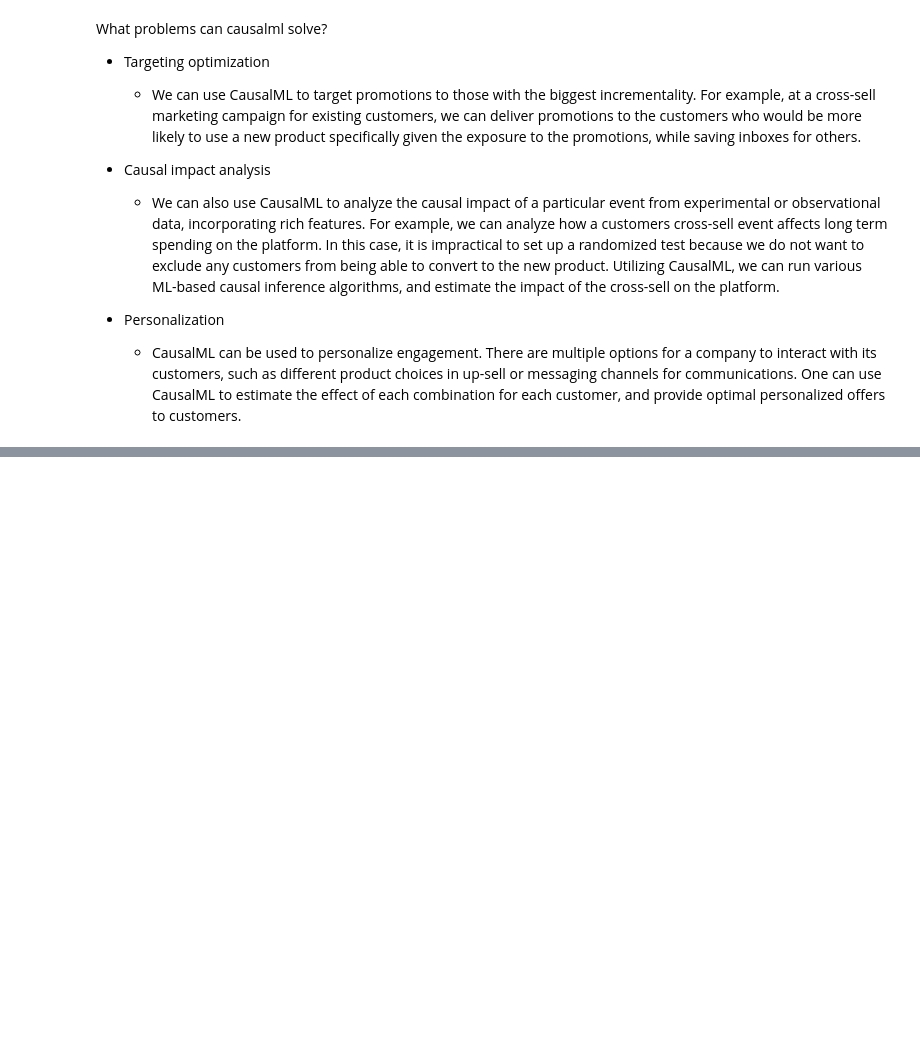
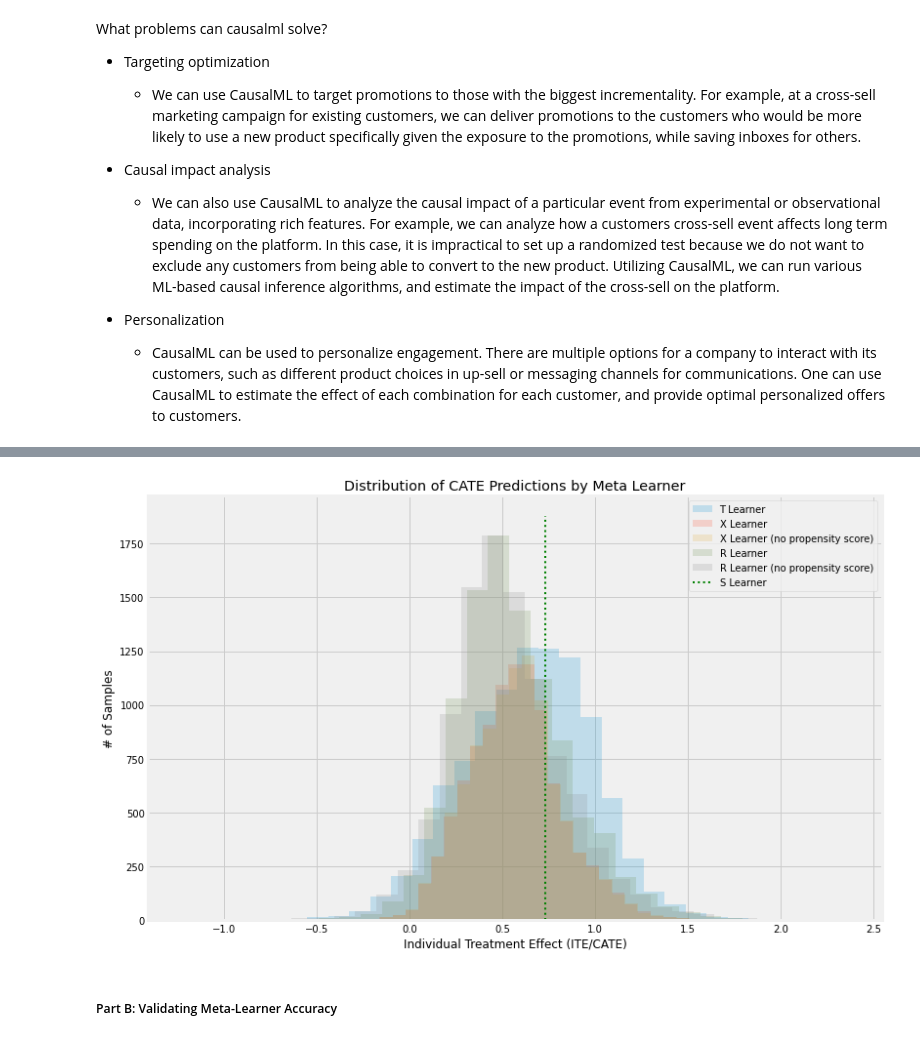
Before and after one commit to viswanath57/CausalML-A-Python-Package, a Jupyter notebook: Introduction to causalml package.ipynb, the cells around one changed output, grey strips where cells are left out. Drawn from its saved outputs; the diff is of its cells as text; code cells hidden in the pictures; blank space fills up the shorter version.

```diff
--- a/Introduction to causalml package.ipynb
+++ b/Introduction to causalml package.ipynb
@@ -64,0 +255,23 @@ The sklearn.utils.testing module is  deprecated in version 0.22 and will be remo
+# %%
+learner_s = LRSRegressor()
+cate_s = learner_s.fit_predict(X=X, treatment=treatment, y=y)
+
+# T Learner
+learner_t = BaseTRegressor(learner=XGBRegressor())
+cate_t = learner_t.fit_predict(X=X, treatment=treatment, y=y)
+
+# X Learner with propensity score input
+learner_x = BaseXRegressor(learner=XGBRegressor())
+cate_x = learner_x.fit_predict(X=X, treatment=treatment, y=y, p=e)
+
+# X Learner without propensity score input
+learner_x_no_p = BaseXRegressor(learner=XGBRegressor())
+cate_x_no_p = learner_x_no_p.fit_predict(X=X, treatment=treatment, y=y)
+
+# R Learner with propensity score input
+learner_r = BaseRRegressor(learner=XGBRegressor())
+cate_r = learner_r.fit_predict(X=X, treatment=treatment, y=y, p=e)
+
+# R Learner without propensity score input
+learner_r_no_p = BaseRRegressor(learner=XGBRegressor())
+cate_r_no_p = learner_r_no_p.fit_predict(X=X, treatment=treatment, y=y)
@@ -64,0 +291,21 @@ The sklearn.utils.testing module is  deprecated in version 0.22 and will be remo
+# %%
+alpha=0.2
+bins=30
+plt.figure(figsize=(12,8))
+
+plt.hist(cate_t, alpha=alpha, bins=bins, label='T Learner')
+plt.hist(cate_x, alpha=alpha, bins=bins, label='X Learner')
+plt.hist(cate_x_no_p, alpha=alpha, bins=bins, label='X Learner (no propensity score)')
+plt.hist(cate_r, alpha=alpha, bins=bins, label='R Learner')
+plt.hist(cate_r_no_p, alpha=alpha, bins=bins, label='R Learner (no propensity score)')
+
+plt.vlines(cate_s[0], 0, plt.axes().get_ylim()[1], label='S Learner',
+           linestyles='dotted', colors='green', linewidth=2)
+plt.title('Distribution of CATE Predictions by Meta Learner')
+plt.xlabel('Individual Treatment Effect (ITE/CATE)')
+plt.ylabel('# of Samples')
+_=plt.legend()
+# %% [output]
+[figure, added]
+# %% [markdown]
+##### Part B: Validating Meta-Learner Accuracy
```
Also changed, not shown: parts of 27 cells of this notebook.
